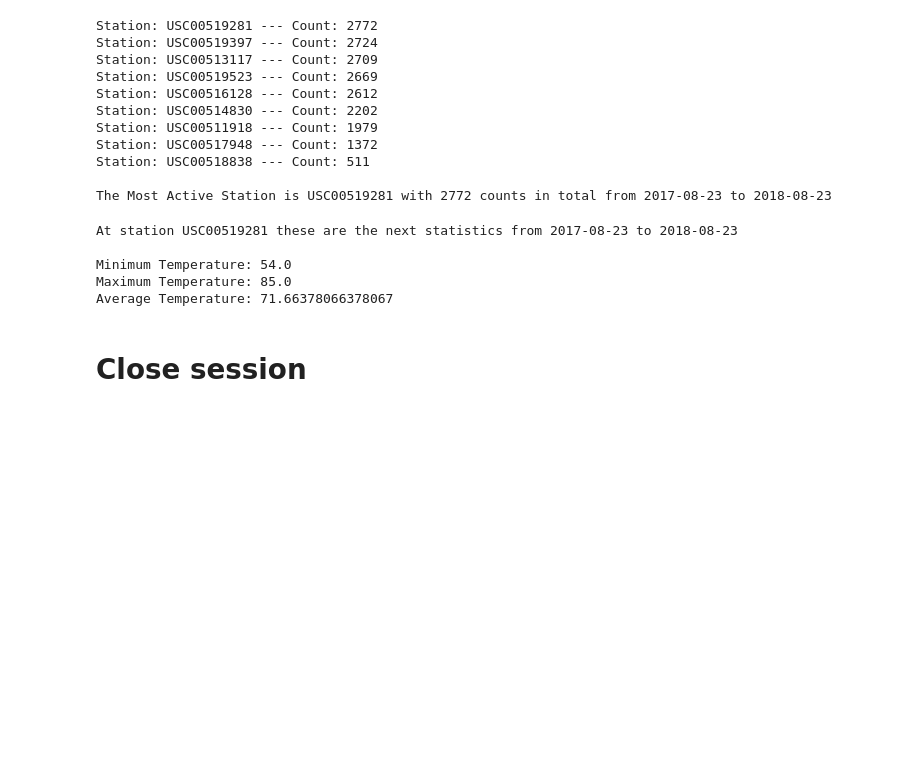
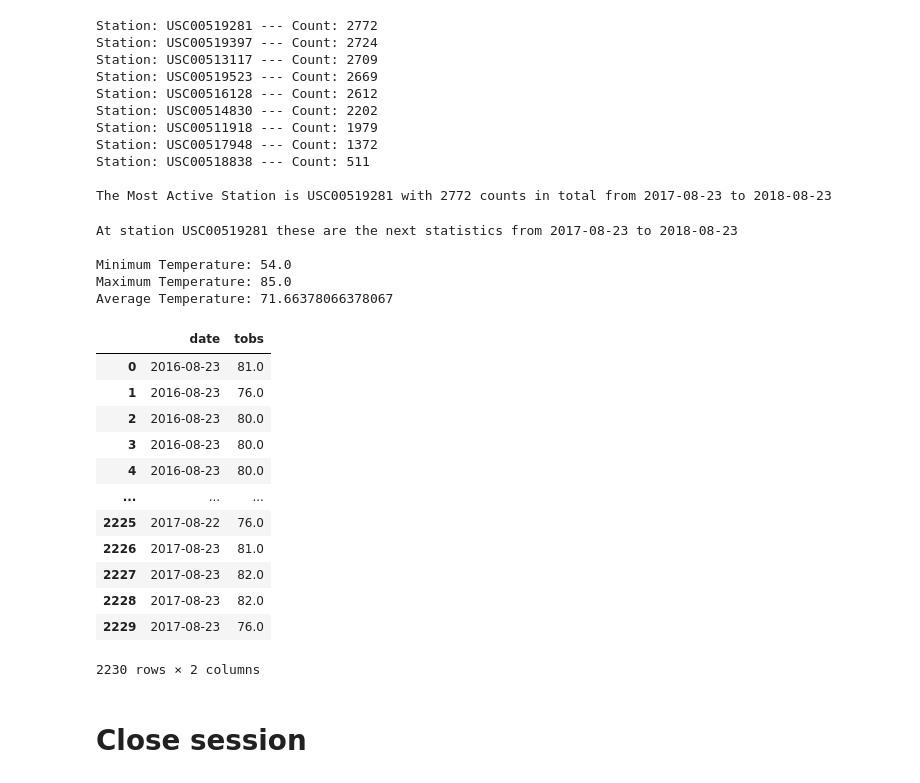
Before and after one commit to crogar/sqlalchemy-challenge, a Jupyter notebook: climate_starter.ipynb, the cells around one changed output. Drawn from its saved outputs; the diff is of its cells as text; code cells hidden in the pictures; blank space fills up the shorter version.

```diff
--- a/climate_starter.ipynb
+++ b/climate_starter.ipynb
@@ -136,7 +136,26 @@ Average Temperature: 71.66378066378067
 # %%
 # Using the most active station id
 # Query the last 12 months of temperature observation data for this station and plot the results as a histogram
-top_station_tobs = session.query().filter(Measurements.station == top_station[0]).all()
+top_station_tobs = session.query(Measurements.date, Measurements.tobs).filter(Measurements.date >= previous_year).\
+    order_by(Measurements.date).statement
+
+# Save the query results as a Pandas DataFrame
+top_tobs_df = pd.read_sql_query(top_station_tobs, session.bind)
+top_tobs_df
+# %% [output]
+|  | date | tobs |
+| 0 | 2016-08-23 | 81.0 |
+| 1 | 2016-08-23 | 76.0 |
+| 2 | 2016-08-23 | 80.0 |
+| 3 | 2016-08-23 | 80.0 |
+| 4 | 2016-08-23 | 80.0 |
+| ... | ... | ... |
+| 2225 | 2017-08-22 | 76.0 |
+| 2226 | 2017-08-23 | 81.0 |
+| 2227 | 2017-08-23 | 82.0 |
+| 2228 | 2017-08-23 | 82.0 |
+| 2229 | 2017-08-23 | 76.0 |
+2230 rows × 2 columns
 # %% [markdown]
 # Close session
 # %%
```
